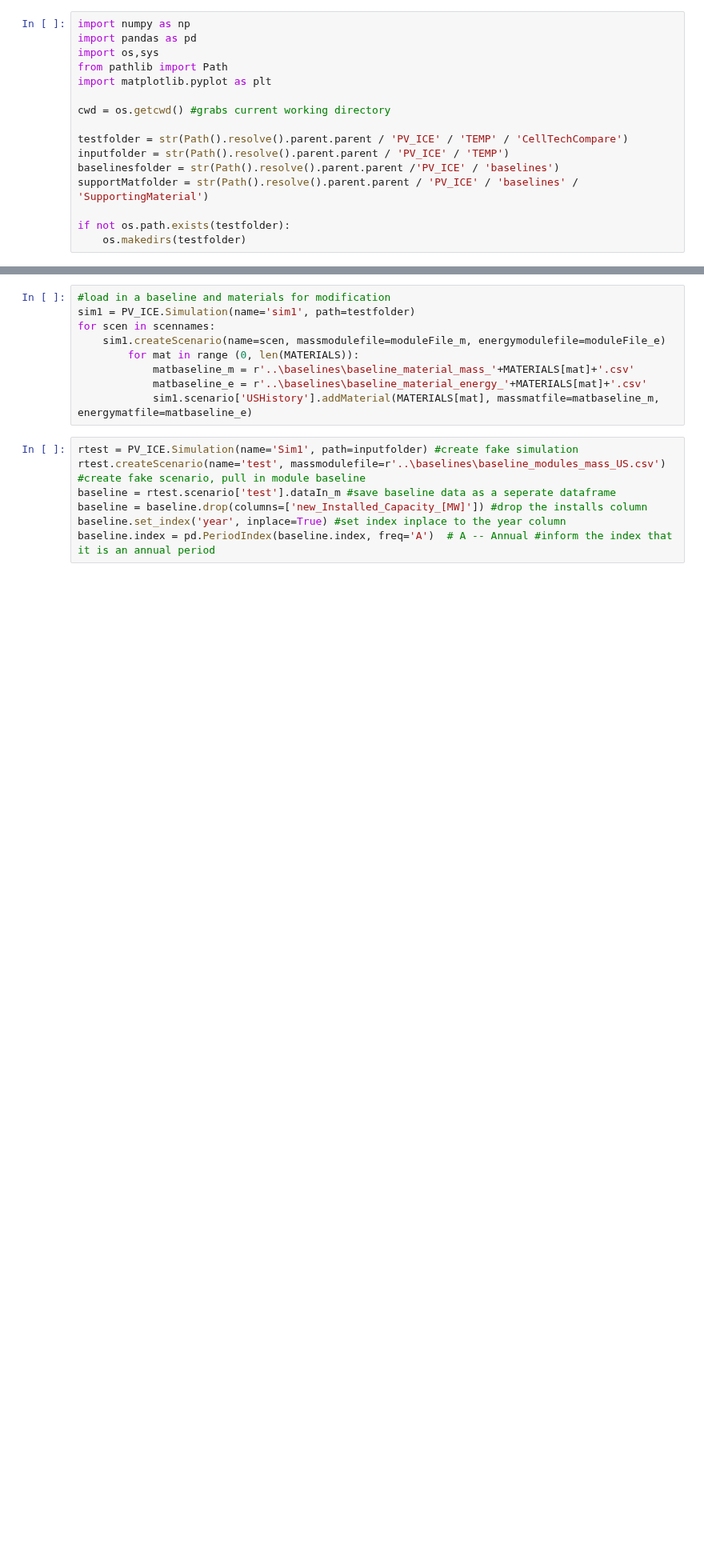
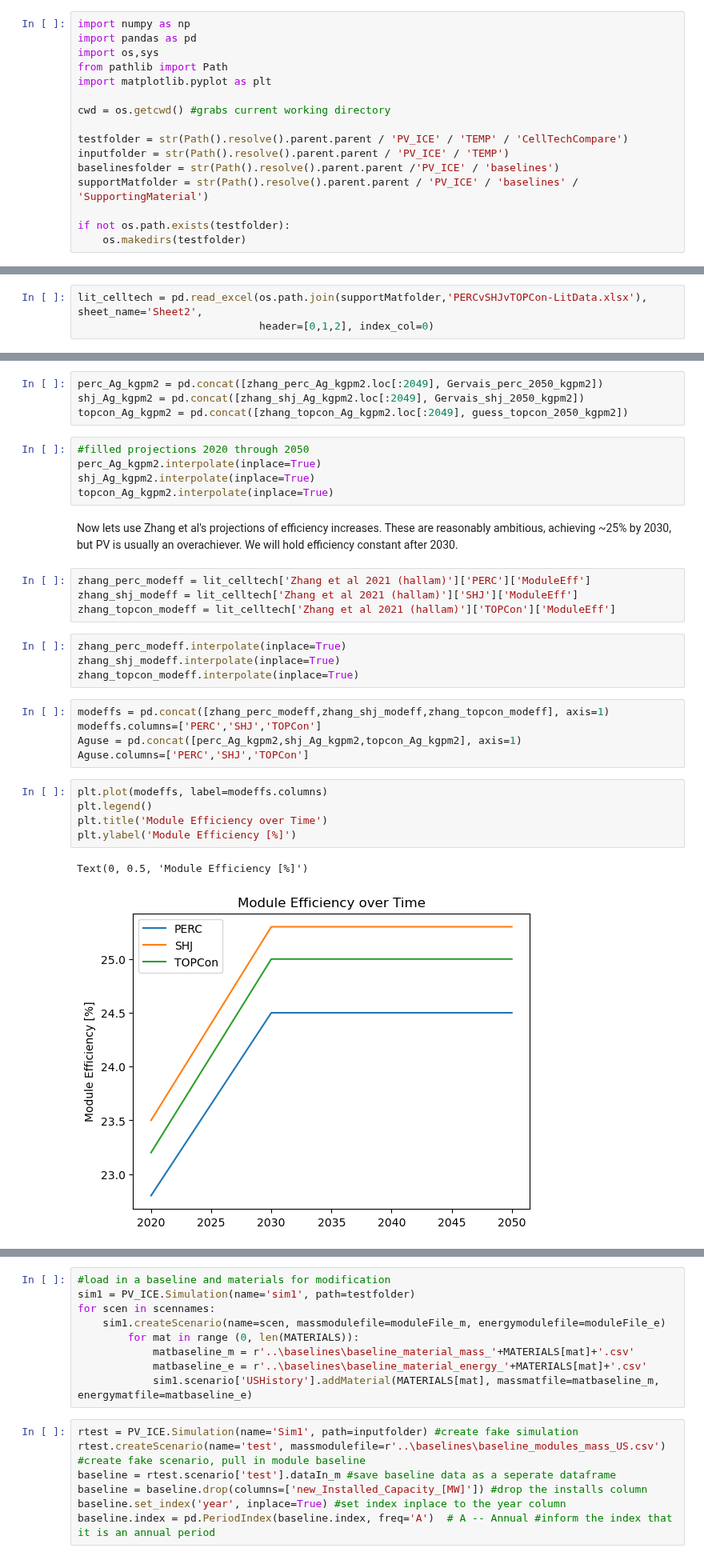
Before and after one commit to NREL/PV_ICE, a Jupyter notebook: docs/tutorials/16 - PERC vs SHJ vs TOPCon.ipynb, the cells around one changed output, grey strips where cells are left out. Shown at 80% size. Cells and saved outputs as stored; diff of their text form; blank space fills up the shorter version.

Commit message:
Setup data for cell tech compare
imported all but future marketshare data, requested marketshare data from Jarett. Ready to create and modify scenarios

```diff
--- a/docs/tutorials/16 - PERC vs SHJ vs TOPCon.ipynb
+++ b/docs/tutorials/16 - PERC vs SHJ vs TOPCon.ipynb
@@ -24,0 +42,3 @@ moduleFile_e = os.path.join(baselinesfolder, 'baseline_modules_energy.csv')
+# %%
+lit_celltech = pd.read_excel(os.path.join(supportMatfolder,'PERCvSHJvTOPCon-LitData.xlsx'), sheet_name='Sheet2',
+                             header=[0,1,2], index_col=0)
@@ -24,0 +84,32 @@ moduleFile_e = os.path.join(baselinesfolder, 'baseline_modules_energy.csv')
+# %%
+perc_Ag_kgpm2 = pd.concat([zhang_perc_Ag_kgpm2.loc[:2049], Gervais_perc_2050_kgpm2])
+shj_Ag_kgpm2 = pd.concat([zhang_shj_Ag_kgpm2.loc[:2049], Gervais_shj_2050_kgpm2])
+topcon_Ag_kgpm2 = pd.concat([zhang_topcon_Ag_kgpm2.loc[:2049], guess_topcon_2050_kgpm2])
+# %%
+#filled projections 2020 through 2050
+perc_Ag_kgpm2.interpolate(inplace=True)
+shj_Ag_kgpm2.interpolate(inplace=True)
+topcon_Ag_kgpm2.interpolate(inplace=True)
+# %% [markdown]
+Now lets use Zhang et al's projections of efficiency increases. These are reasonably ambitious, achieving ~25% by 2030, but PV is usually an overachiever. We will hold efficiency constant after 2030.
+# %%
+zhang_perc_modeff = lit_celltech['Zhang et al 2021 (hallam)']['PERC']['ModuleEff']
+zhang_shj_modeff = lit_celltech['Zhang et al 2021 (hallam)']['SHJ']['ModuleEff']
+zhang_topcon_modeff = lit_celltech['Zhang et al 2021 (hallam)']['TOPCon']['ModuleEff']
+# %%
+zhang_perc_modeff.interpolate(inplace=True)
+zhang_shj_modeff.interpolate(inplace=True)
+zhang_topcon_modeff.interpolate(inplace=True)
+# %%
+modeffs = pd.concat([zhang_perc_modeff,zhang_shj_modeff,zhang_topcon_modeff], axis=1)
+modeffs.columns=['PERC','SHJ','TOPCon']
+Aguse = pd.concat([perc_Ag_kgpm2,shj_Ag_kgpm2,topcon_Ag_kgpm2], axis=1)
+Aguse.columns=['PERC','SHJ','TOPCon']
+# %%
+plt.plot(modeffs, label=modeffs.columns)
+plt.legend()
+plt.title('Module Efficiency over Time')
+plt.ylabel('Module Efficiency [%]')
+# %% [output]
+Text(0, 0.5, 'Module Efficiency [%]')
+[figure, added]
```
Also changed, not shown: parts of 15 cells of this notebook, 3 other files.
